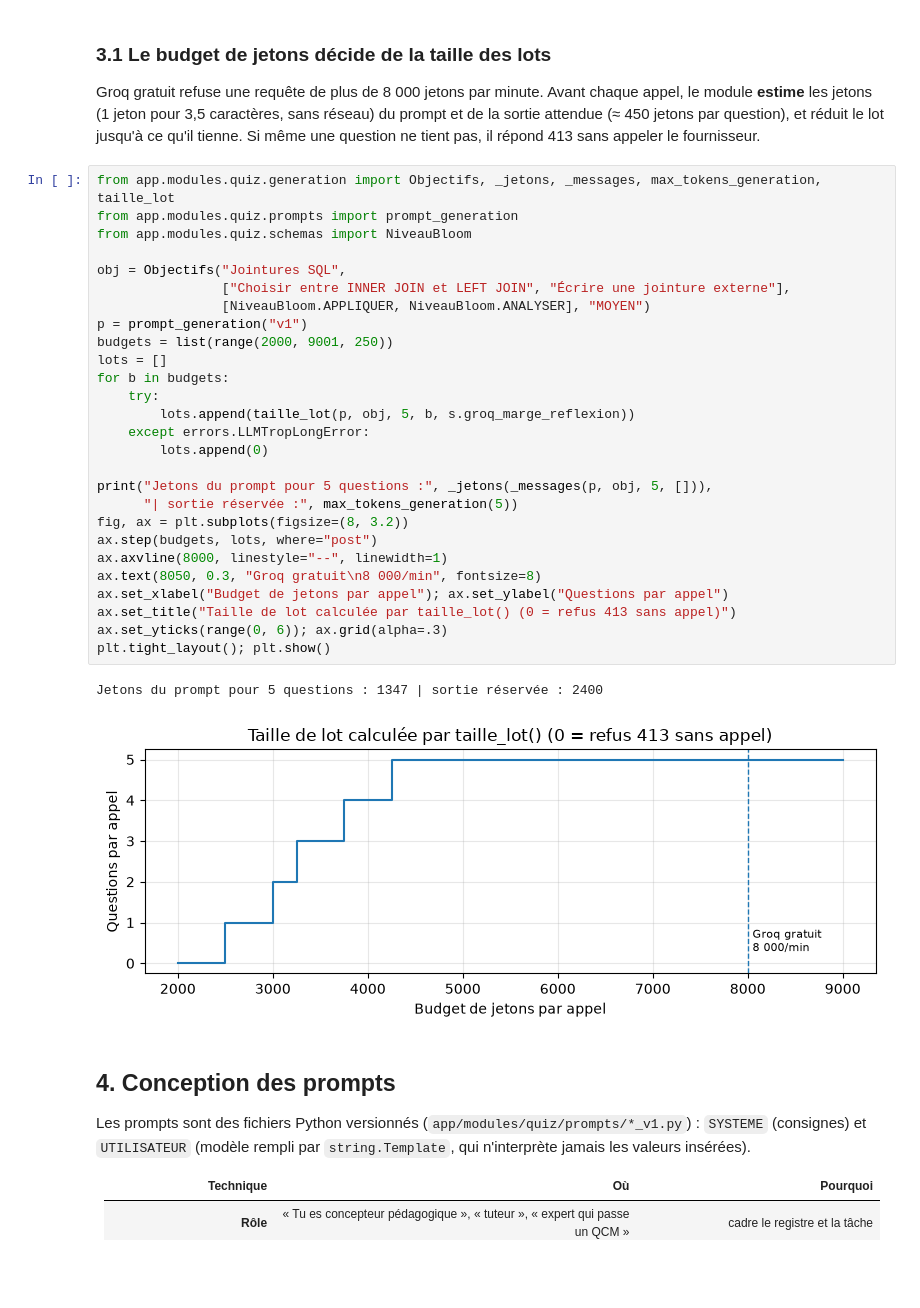
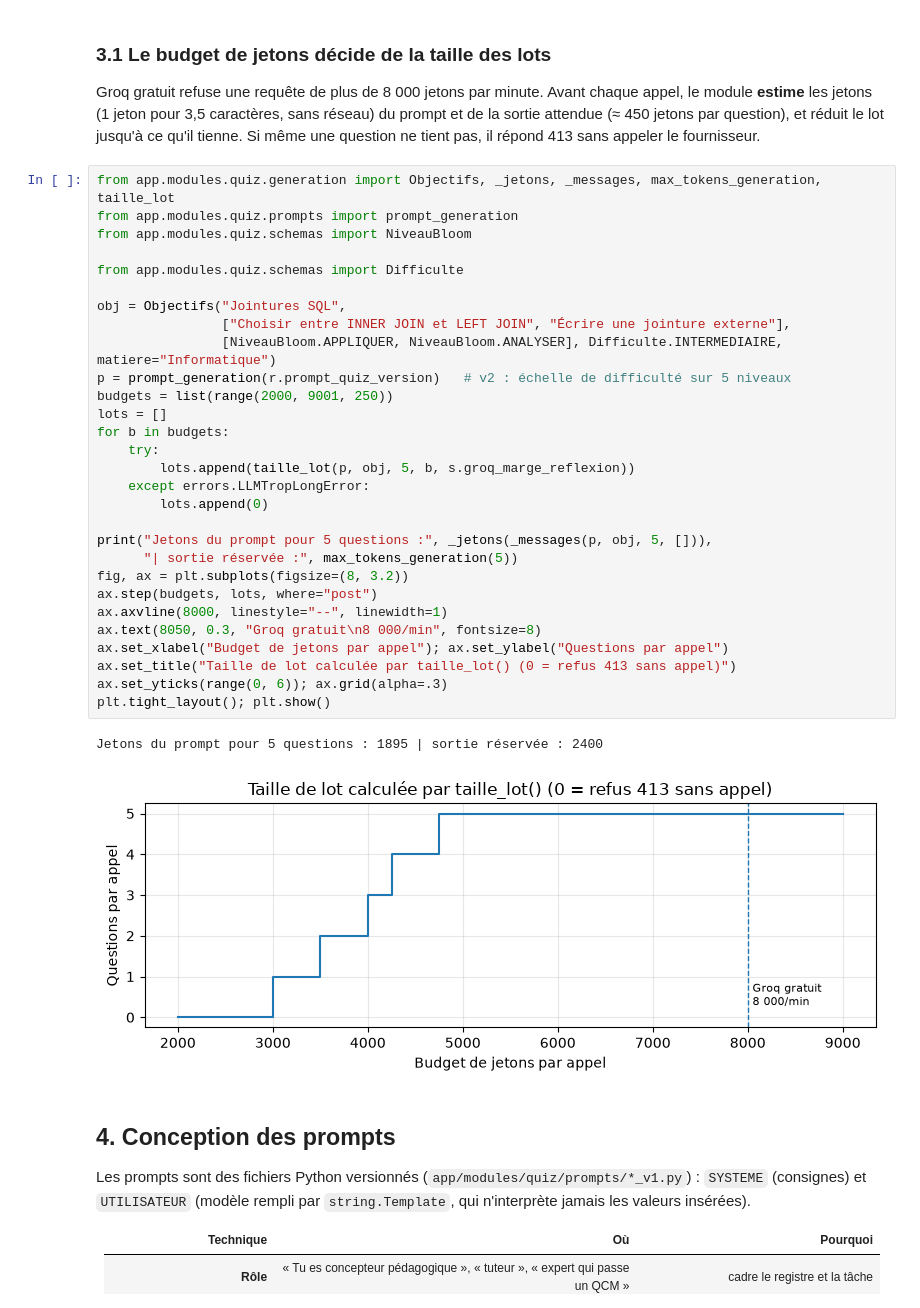
Before and after one commit to MZahii/Bawsla, a Jupyter notebook: prompts_journal/quiz/analyse_ia_quiz.ipynb, the cells around one changed output. Drawn from its saved outputs; the diff is of its cells as text; blank space fills up the shorter version.

```diff
--- a/prompts_journal/quiz/analyse_ia_quiz.ipynb
+++ b/prompts_journal/quiz/analyse_ia_quiz.ipynb
@@ -170,33 +170,35 @@ et réduit le lot jusqu'à ce qu'il tienne. Si même une question ne tient pas,
 # %%
 from app.modules.quiz.generation import Objectifs, _jetons, _messages, max_tokens_generation, taille_lot
 from app.modules.quiz.prompts import prompt_generation
 from app.modules.quiz.schemas import NiveauBloom
 
+from app.modules.quiz.schemas import Difficulte
+
 obj = Objectifs("Jointures SQL",
                 ["Choisir entre INNER JOIN et LEFT JOIN", "Écrire une jointure externe"],
-                [NiveauBloom.APPLIQUER, NiveauBloom.ANALYSER], "MOYEN")
-p = prompt_generation("v1")
+                [NiveauBloom.APPLIQUER, NiveauBloom.ANALYSER], Difficulte.INTERMEDIAIRE, matiere="Informatique")
+p = prompt_generation(r.prompt_quiz_version)   # v2 : échelle de difficulté sur 5 niveaux
 budgets = list(range(2000, 9001, 250))
 lots = []
 for b in budgets:
     try:
         lots.append(taille_lot(p, obj, 5, b, s.groq_marge_reflexion))
     except errors.LLMTropLongError:
         lots.append(0)
 
 print("Jetons du prompt pour 5 questions :", _jetons(_messages(p, obj, 5, [])),
       "| sortie réservée :", max_tokens_generation(5))
 fig, ax = plt.subplots(figsize=(8, 3.2))
 ax.step(budgets, lots, where="post")
 ax.axvline(8000, linestyle="--", linewidth=1)
 ax.text(8050, 0.3, "Groq gratuit\n8 000/min", fontsize=8)
 ax.set_xlabel("Budget de jetons par appel"); ax.set_ylabel("Questions par appel")
 ax.set_title("Taille de lot calculée par taille_lot() (0 = refus 413 sans appel)")
 ax.set_yticks(range(0, 6)); ax.grid(alpha=.3)
 plt.tight_layout(); plt.show()
 # %% [output]
-Jetons du prompt pour 5 questions : 1347 | sortie réservée : 2400
+Jetons du prompt pour 5 questions : 1895 | sortie réservée : 2400
-[figure, old version]
+[figure, new version]
 # %% [markdown]
 ## 4. Conception des prompts
 
```
Also changed, not shown: parts of 12 cells of this notebook, 1 other file.
